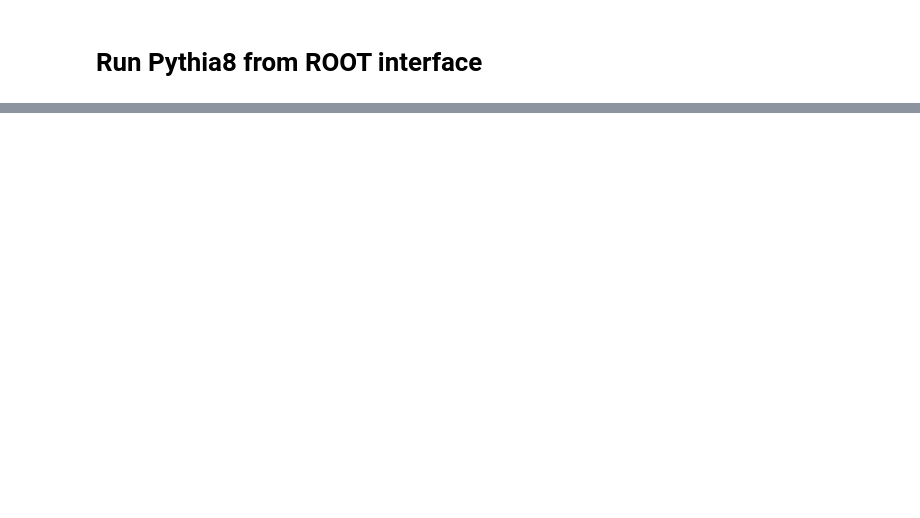
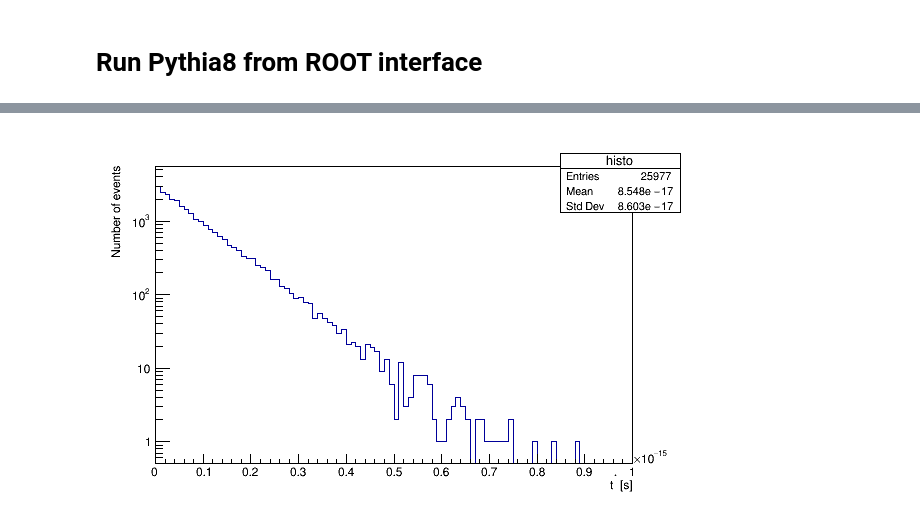
Before and after one commit to barraldiaz/Modern_Particle_Physics_Experiments, a Jupyter notebook: 03_Event_generation/03_Event_generation.ipynb, the cells around one changed output, grey strips where cells are left out. Drawn from its saved outputs; the diff is of its cells as text; code cells hidden in the pictures; blank space fills up the shorter version.

```diff
--- a/03_Event_generation/03_Event_generation.ipynb
+++ b/03_Event_generation/03_Event_generation.ipynb
@@ -492,0 +304,8 @@ particles = ROOT.TClonesArray("TParticle", 1000)    # prepare space for generate
+# %%
+%%time
+
+nEvents = 1000
+histo = ROOT.TH1D("histo","; t^{*} [s];Number of events",100,0,1E-15)
+...
+pass
+# %% [output]
@@ -492,0 +319 @@ particles = ROOT.TClonesArray("TParticle", 1000)    # prepare space for generate
+[figure, added]
```
Also changed, not shown: parts of 61 cells of this notebook, 5 other files.
